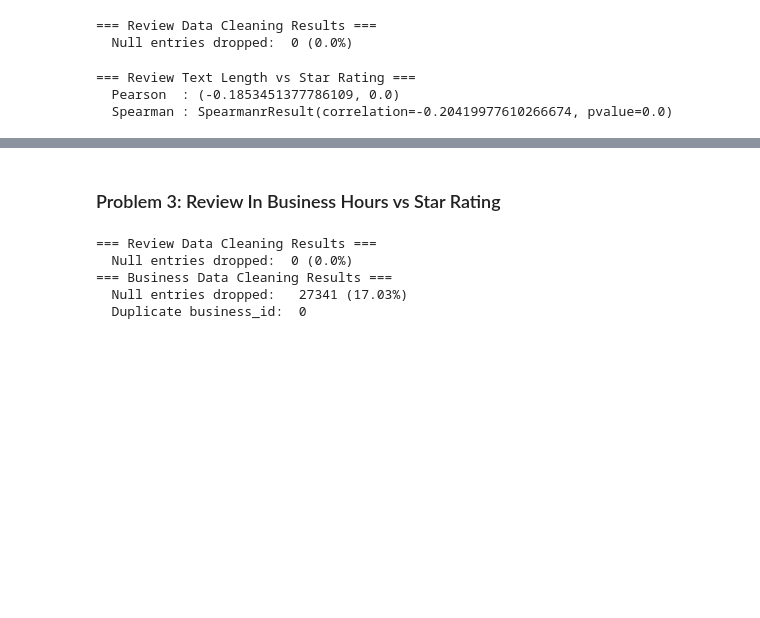
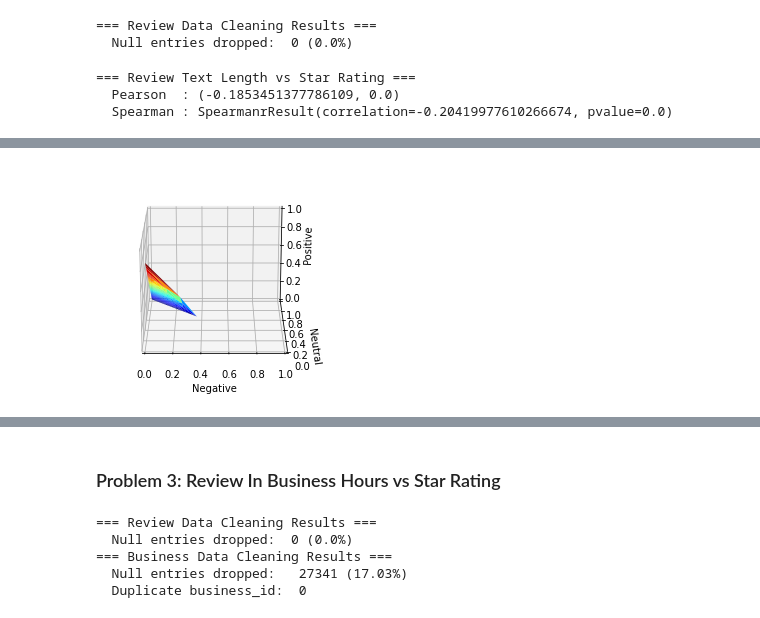
Before and after one commit to spencerfitch/yelp-datascience, a Jupyter notebook: project.ipynb, the cells around one changed output, grey strips where cells are left out. Saved outputs shown, nothing was run; the diff lists cells and outputs as text; code cells hidden in the pictures; blank space fills up the shorter version.

```diff
--- a/project.ipynb
+++ b/project.ipynb
@@ -170,10 +209,14 @@ df = clean_business(df)
 # %% [markdown]
 #### Review Data Cleaning
 # %%
-def clean_review(df):
-    """Apply cleaning to review dataset or a subset of it
+def clean_review(df: object) -> object:
+    """Apply cleaning to review dataset formatted DataFrame
 
-    function(pd.DataFrame) => pd.DataFrame
+    Args:
+        df (pd.DataFrame):
+            review DataFrame object to clean
+    Returns:
+        cleaned DataFrame object
     """
     print("=== Review Data Cleaning Results ===")
 
@@ -617,5 +657,6 @@ print('  Spearman : {0}'.format(friends_spearman))
 # %%
 df = clean_review(load_data('yelp_academic_dataset_review.pickle'))
+df = df[['text', 'stars']]
 # %% [output]
 === Review Data Cleaning Results ===
   Null entries dropped:  0 (0.0%)
@@ -636,0 +796,23 @@ print('  Spearman : {0}'.format(text_spearman))
+# %%
+import matplotlib.pyplot as plt
+from matplotlib import cm
+
+plt.figure()
+ax = plt.axes(projection='3d')
+ax.plot_trisurf(
+    sample[:1000].neg,
+    sample[:1000].neu,
+    sample[:1000].pos,
+    linewidth=0,
+    antialiased=True,
+    cmap=cm.jet
+)
+ax.set_xlim(0, 1)
+ax.set_xlabel('Negative')
+ax.set_ylim(0, 1)
+ax.set_ylabel('Neutral')
+ax.set_zlim(0, 1)
+ax.set_zlabel('Positive')
+ax.view_init(20, -90)
+# %% [output]
+[figure, added]
```
Also changed, not shown: parts of 25 cells of this notebook.
